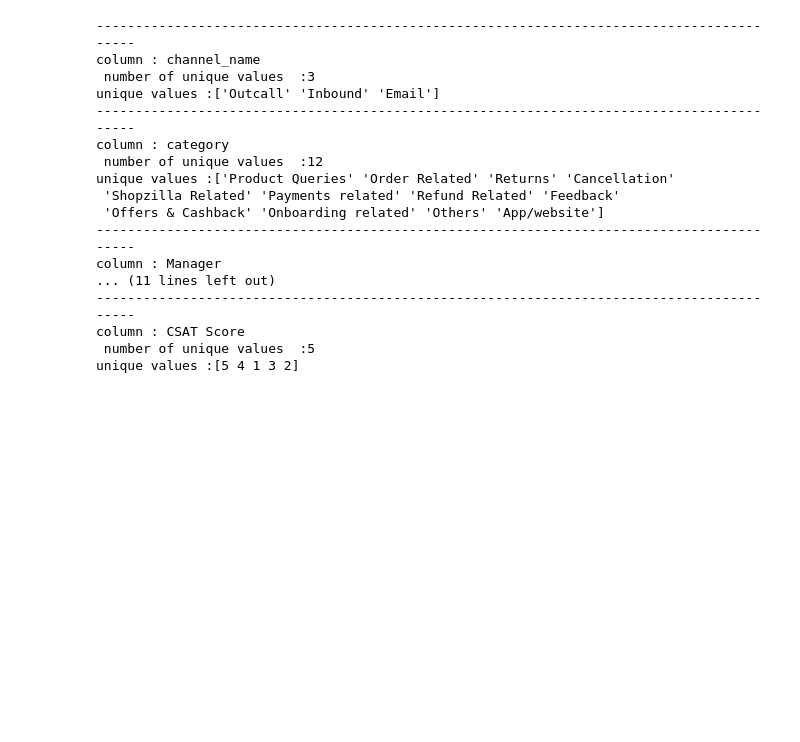
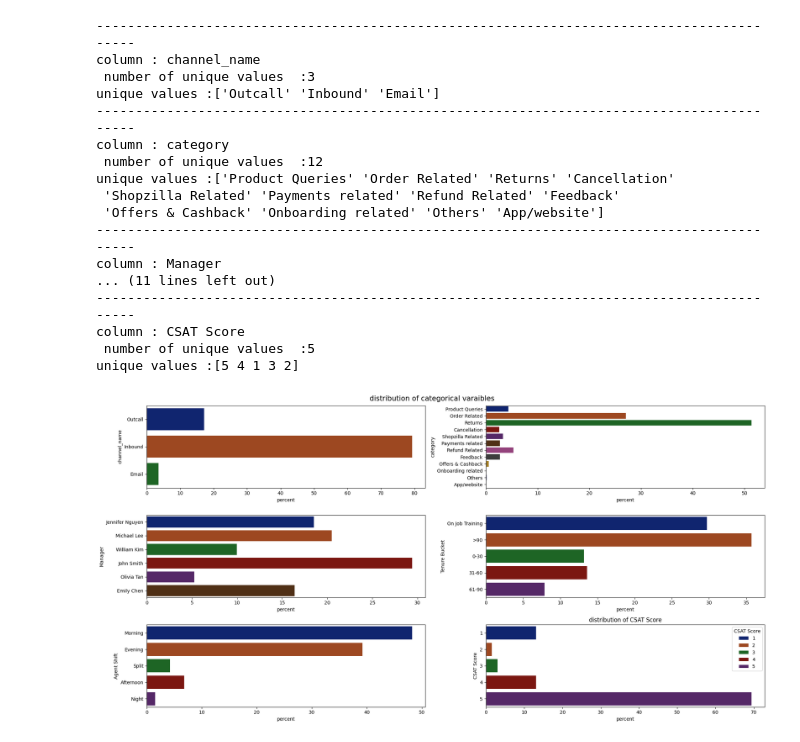
Before and after one commit to YassineSdk/customer_support_analysis, a Jupyter notebook: analysis.ipynb, the cells around one changed output. Saved outputs shown, nothing was run; the diff lists cells and outputs as text; code cells hidden in the pictures; blank space fills up the shorter version.

```diff
--- a/analysis.ipynb
+++ b/analysis.ipynb
@@ -142,3 +142,14 @@ column : Manager
 column : CSAT Score
  number of unique values  :5
 unique values :[5 4 1 3 2]
+# %%
+fig , ax = plt.subplots(3,2,figsize=(20,10))
+plt.suptitle('distribution of categorical varaibles',size=15)
+ax = ax.flatten()
+
+for i,col in enumerate (categ_col) :
+    sns.countplot( df,y=col,hue=col,palette='dark',ax=ax[i],stat='percent')
+    plt.title(f'distribution of {col}')
+plt.tight_layout()
+# %% [output]
+[figure, added]
```
